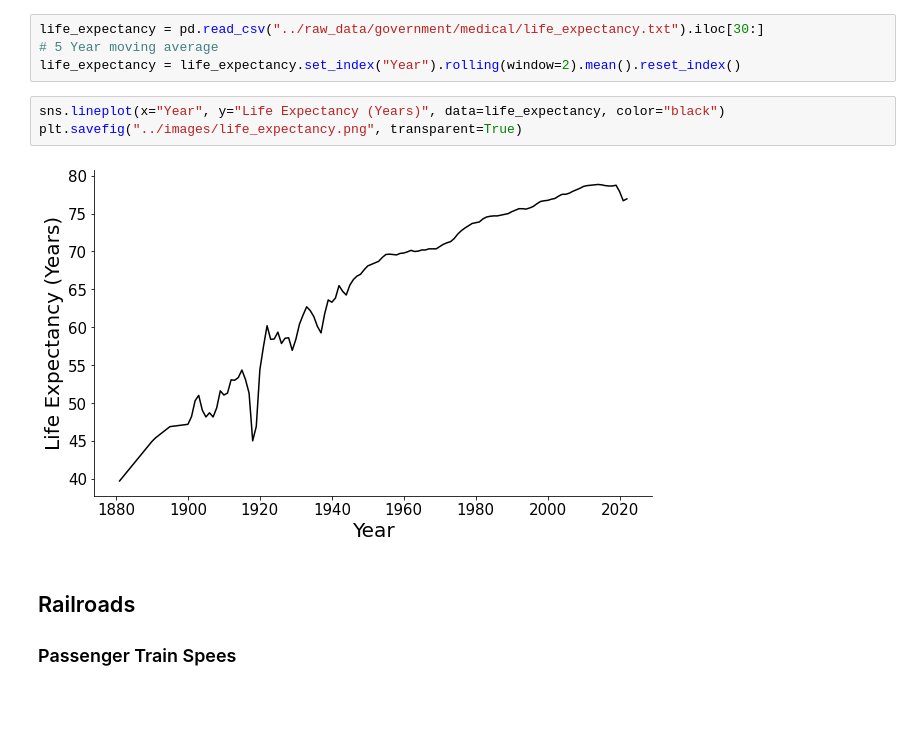
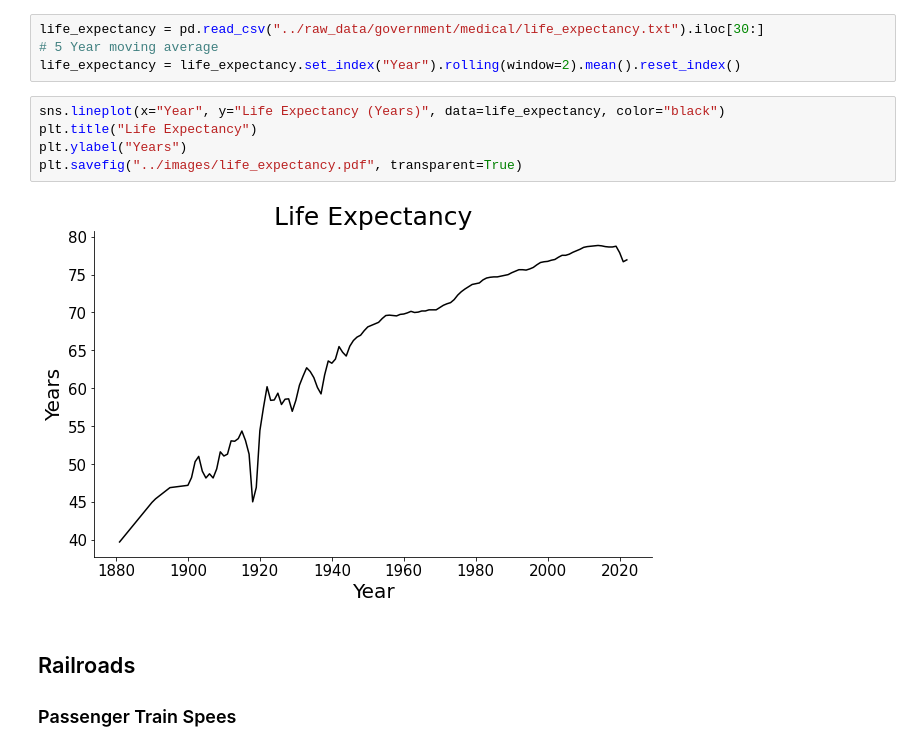
Before and after one commit to jordanott/BackToTheFuture, a Jupyter notebook: notebooks/government.ipynb, the cells around one changed output. Cells and saved outputs as stored; diff of their text form; blank space fills up the shorter version.

```diff
--- a/notebooks/government.ipynb
+++ b/notebooks/government.ipynb
@@ -743,9 +744,11 @@ life_expectancy = pd.read_csv("../raw_data/government/medical/life_expectancy.tx
 life_expectancy = life_expectancy.set_index("Year").rolling(window=2).mean().reset_index()
 # %%
 sns.lineplot(x="Year", y="Life Expectancy (Years)", data=life_expectancy, color="black")
-plt.savefig("../images/life_expectancy.png", transparent=True)
+plt.title("Life Expectancy")
+plt.ylabel("Years")
+plt.savefig("../images/life_expectancy.pdf", transparent=True)
 # %% [output]
-[figure, old version]
+[figure, new version]
 # %% [markdown]
 ## Railroads
 ### Passenger Train Spees
```
Also changed, not shown: parts of 20 cells of this notebook, 2 other files.
